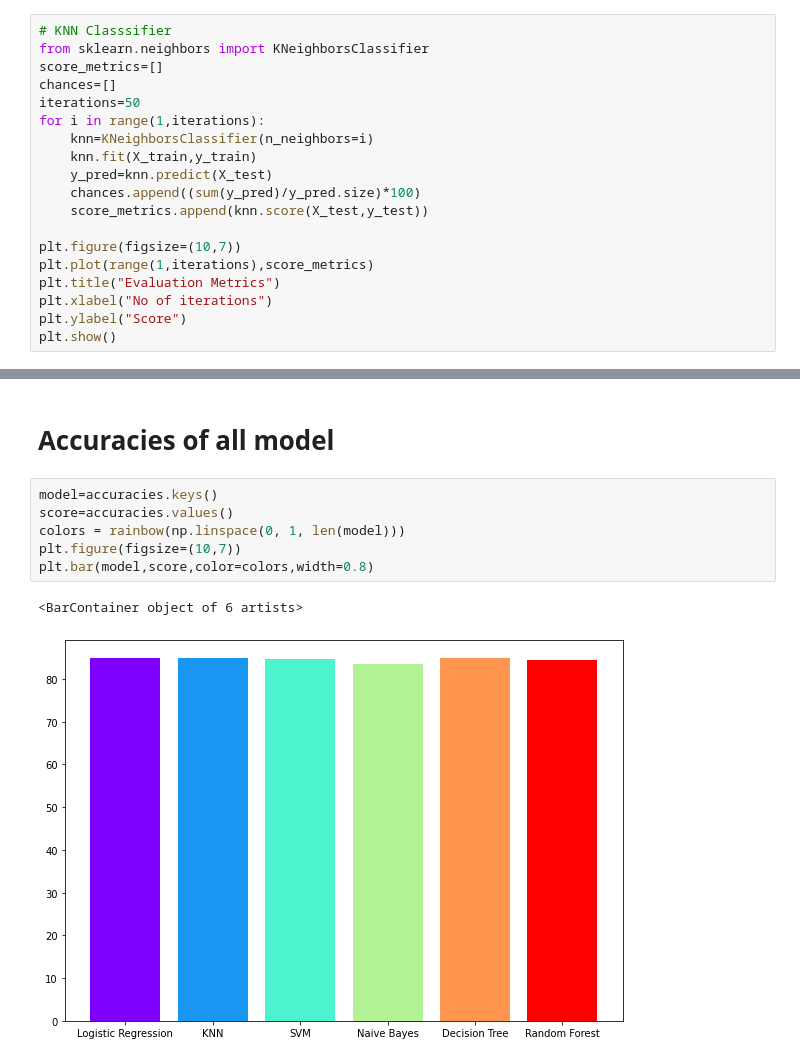
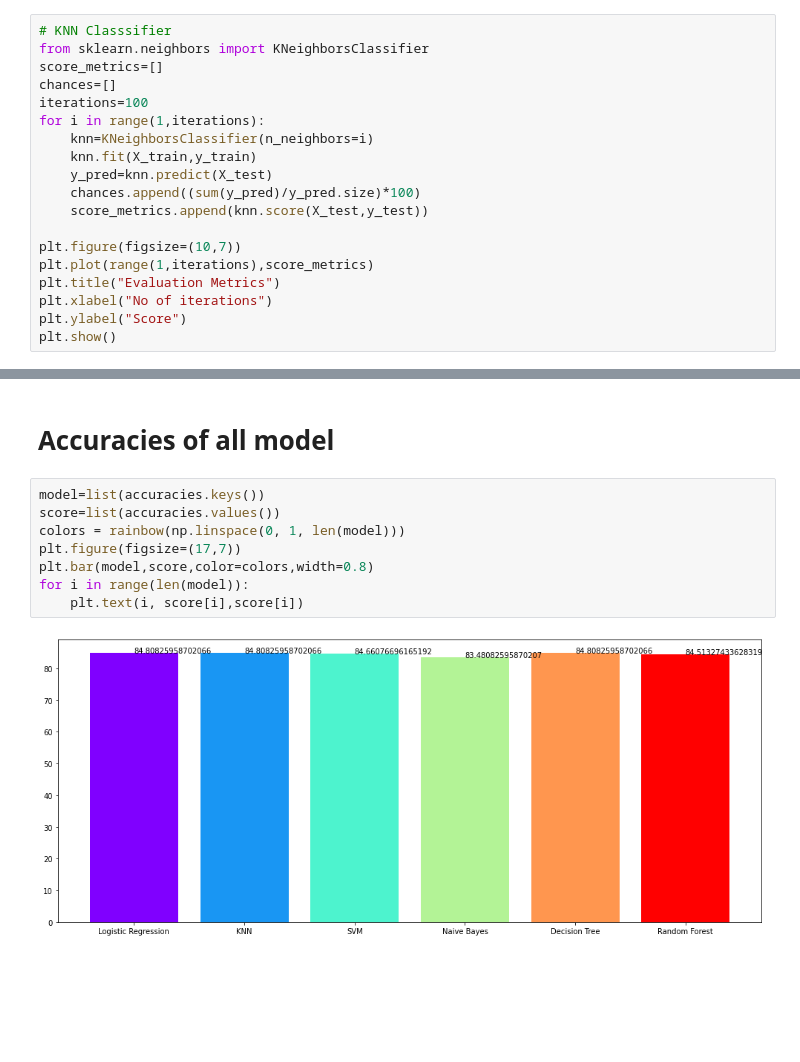
Before and after one commit to SajalSinha/CardioVascular-Risk-Prediction, a Jupyter notebook: CardiovascularRiskPrediction.ipynb, the cells around one changed output, grey strips where cells are left out. Drawn from its saved outputs; the diff is of its cells as text; blank space fills up the shorter version.

```diff
--- a/CardiovascularRiskPrediction.ipynb
+++ b/CardiovascularRiskPrediction.ipynb
@@ -722,7 +771,7 @@ weighted avg       0.81      0.85      0.79       678
 from sklearn.neighbors import KNeighborsClassifier
 score_metrics=[]
 chances=[]
-iterations=50
+iterations=100
 for i in range(1,iterations):
     knn=KNeighborsClassifier(n_neighbors=i)
     knn.fit(X_train,y_train)
@@ -938,11 +987,12 @@ Random Forest Classifier=83.27%
 # %% [markdown]
 # Accuracies of all model
 # %%
-model=accuracies.keys()
-score=accuracies.values()
+model=list(accuracies.keys())
+score=list(accuracies.values())
 colors = rainbow(np.linspace(0, 1, len(model)))
-plt.figure(figsize=(10,7))
+plt.figure(figsize=(17,7))
 plt.bar(model,score,color=colors,width=0.8)
+for i in range(len(model)):
+    plt.text(i, score[i],score[i])
 # %% [output]
-<BarContainer object of 6 artists>
-[figure, old version]
+[figure, new version]
```
Also changed, not shown: parts of 12 cells of this notebook.
